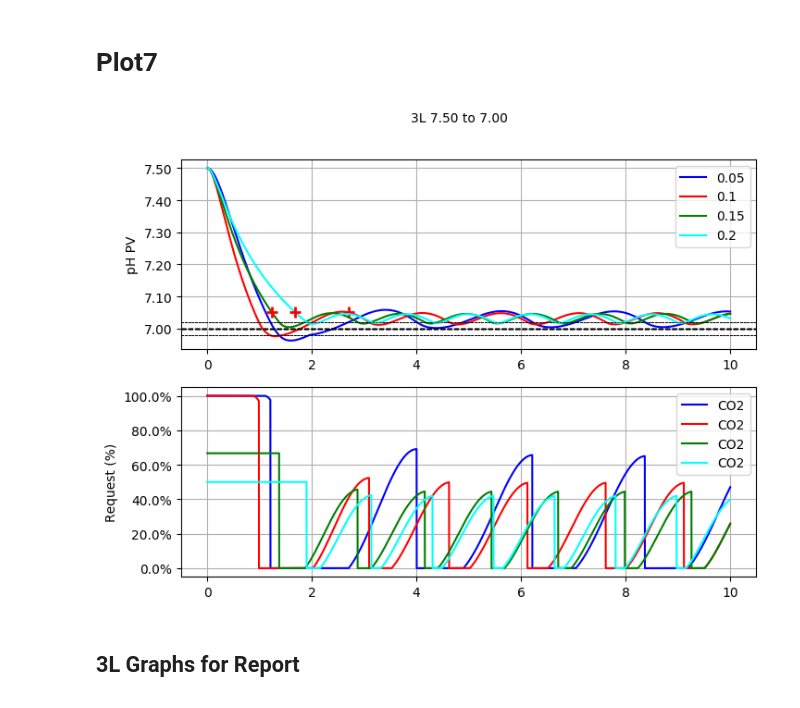
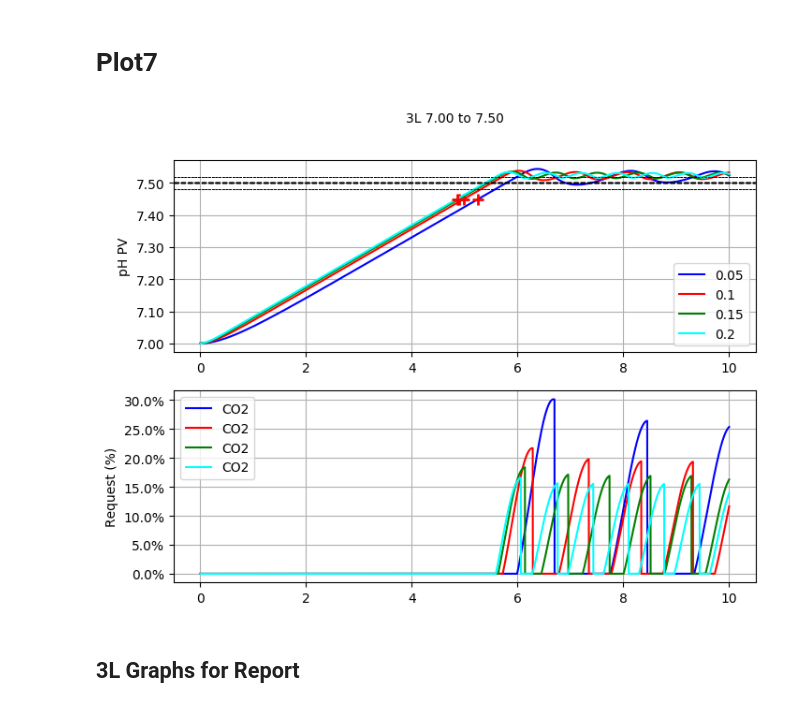
Before and after one commit to nitetrain8/jpnotebooks, a Jupyter notebook: PID Simulations/pH PID Simulation 3L 170607.ipynb, the cells around one changed output. Drawn from its saved outputs; the diff is of its cells as text; code cells hidden in the pictures.

```diff
--- a/PID Simulations/pH PID Simulation 3L 170607.ipynb
+++ b/PID Simulations/pH PID Simulation 3L 170607.ipynb
@@ -1095,7 +1095,7 @@ def plot8(x, pv, co2, c=None):
         c = color()
 
     _p8(ax1, x, pv, c, str(ops.main_gas), "pH PV")
-    _p8(ax2, x, co2, c, "CO2", "Request (%)")
+    _p8(ax2, x, co2, c, str(ops.main_gas), "Request (%)")
 
     # ValueError is also thrown when other shit goes wrong
     try:
@@ -1134,24 +1134,24 @@ def run8(func=None, sc=True):
     fig.canvas._tkcanvas.master.update()
 # %%
 setup8()
-ops.initial_pv = 7.5
-ops.set_point = 7.0
+ops.initial_pv = 7.0
+ops.set_point = 7.5
 ops.initial_actual_cno = (ph_to_co2(ops.initial_pv, ops.bicarb/84),0,0)
 ops.initial_request_cno = (ph_to_co2(ops.initial_pv, ops.bicarb/84), 0, 0)
 ops.base_pid.mode = 2
 ops.c = 0.000
 ops.dc = 0.0000
 ops.d2c = 0.00000
 for mg in 0.05, 0.10, 0.15, 0.20:
     ops.main_gas = mg
     run8(None, False)
 finish8()
 t = "3L %.2f to %.2f" % (ops.initial_pv, ops.set_point)
 fig.text(0.5, .95, t, ha='center')
 #savefig(t)
 fig
 # %% [output]
-[figure, old version]
+[figure, new version]
 # %% [markdown]
 ## 3L Graphs for Report
 # %%
```
